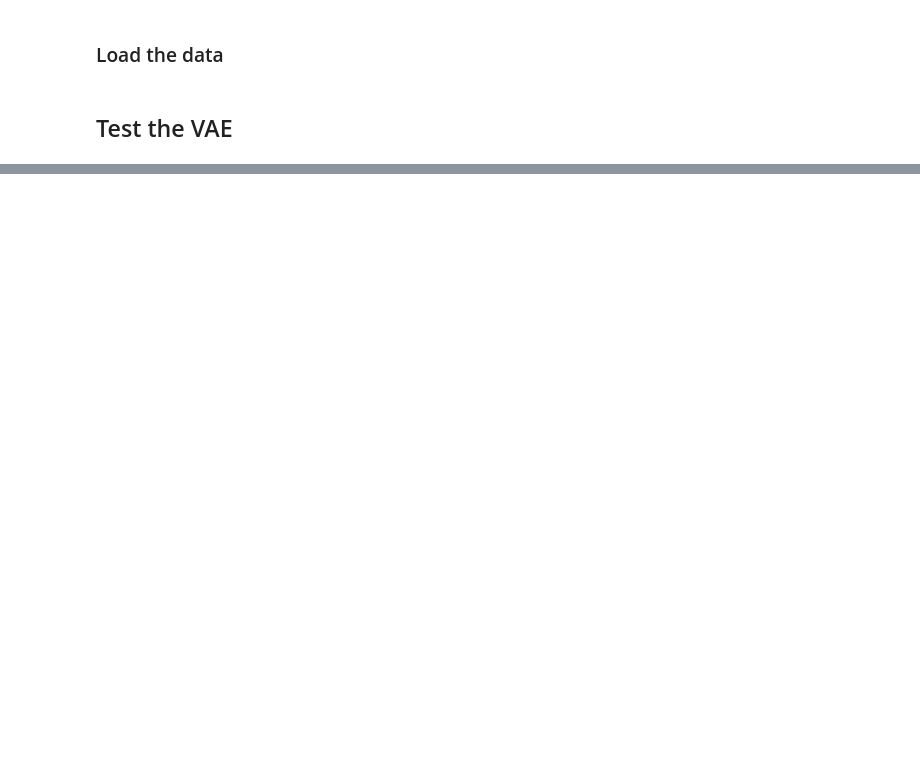
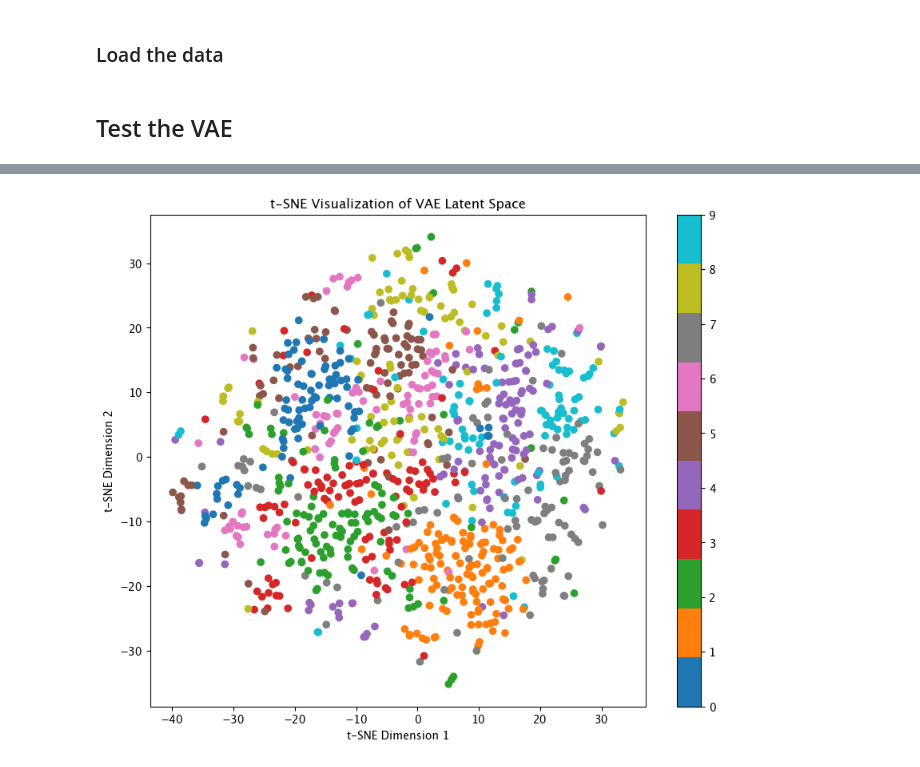
Before and after one commit to confinlay/Bayesian-CE, a Jupyter notebook: my-experiments/test-VAE.ipynb, the cells around one changed output, grey strips where cells are left out. Drawn from its saved outputs; the diff is of its cells as text; code cells hidden in the pictures; blank space fills up the shorter version.

```diff
--- a/my-experiments/test-VAE.ipynb
+++ b/my-experiments/test-VAE.ipynb
@@ -117,0 +148,18 @@ Test set VLB: -94.3863
+# %%
+from sklearn.manifold import TSNE
+
+# Flatten the latent space to 2D using t-SNE
+z_flat = z.cpu().numpy()
+tsne = TSNE(n_components=2, random_state=42)
+z_tsne = tsne.fit_transform(z_flat)
+
+# Plot the t-SNE result
+plt.figure(figsize=(10, 8))
+scatter = plt.scatter(z_tsne[:, 0], z_tsne[:, 1], c=labels_np, cmap='tab10')
+plt.colorbar(scatter)
+plt.xlabel('t-SNE Dimension 1')
+plt.ylabel('t-SNE Dimension 2')
+plt.title('t-SNE Visualization of VAE Latent Space')
+plt.show()
+# %% [output]
+[figure, added]
```
Also changed, not shown: parts of 5 cells of this notebook.
